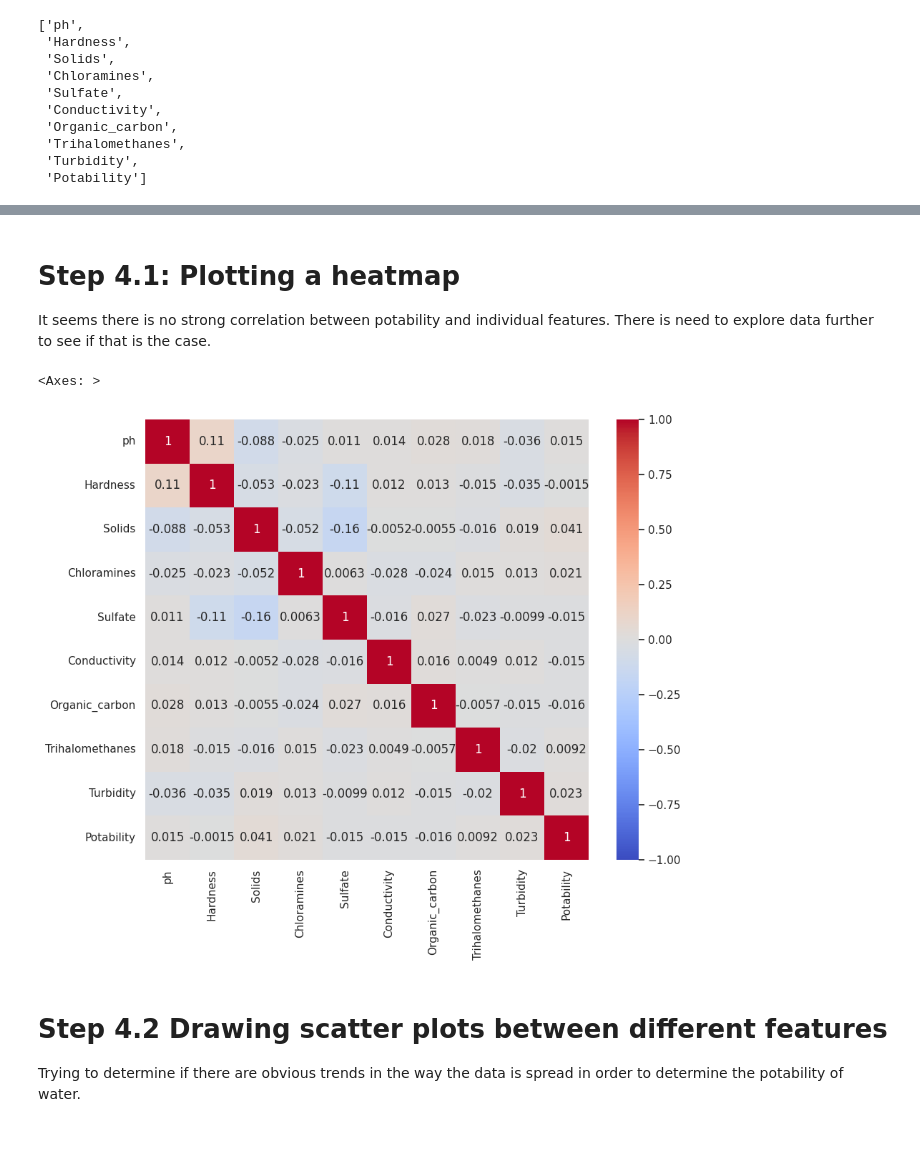
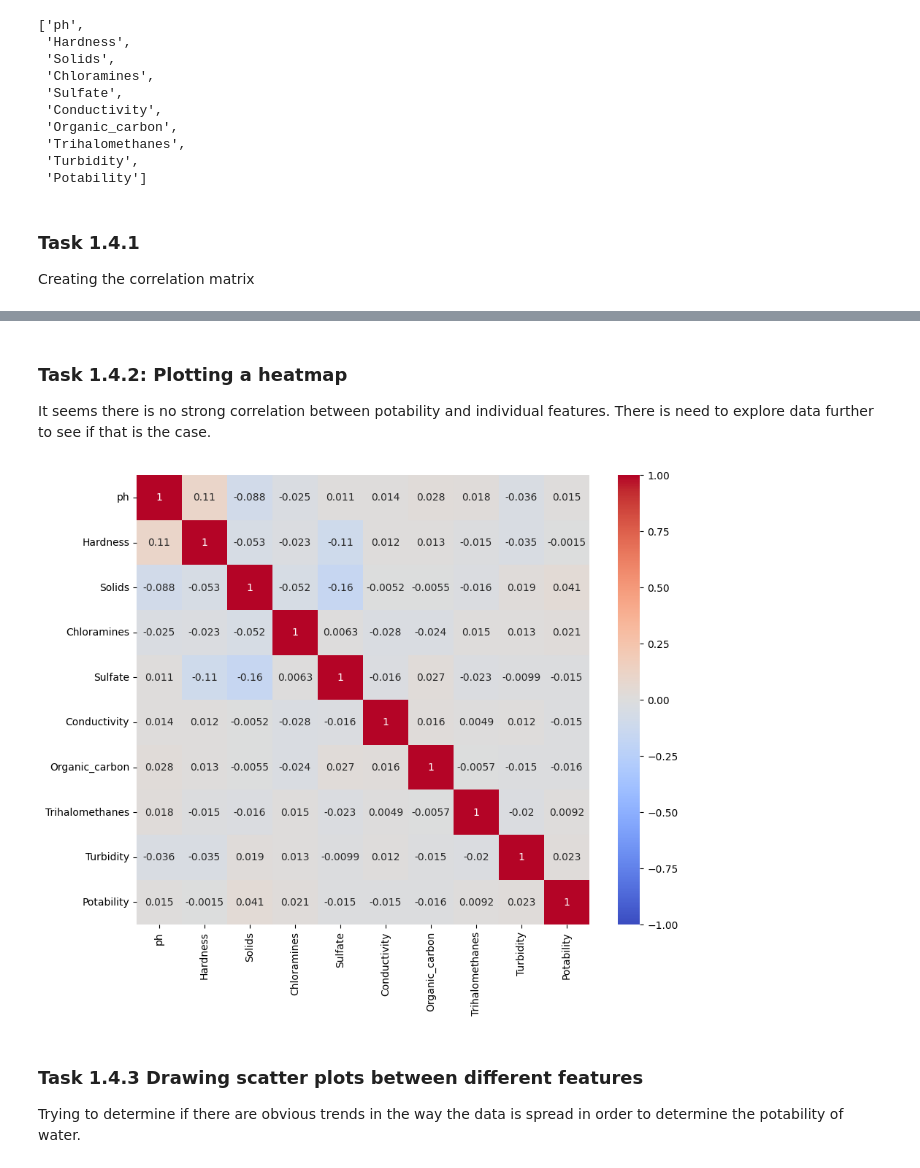
Before and after one commit to anesukafesu/water_potability, a Jupyter notebook: Water_Potability.ipynb, the cells around one changed output, grey strips where cells are left out. Saved outputs shown, nothing was run; the diff lists cells and outputs as text; code cells hidden in the pictures; blank space fills up the shorter version.

```diff
--- a/Water_Potability.ipynb
+++ b/Water_Potability.ipynb
@@ -8,6 +8,3 @@ import matplotlib.pyplot as plt
 import seaborn as sns
 from sklearn.model_selection import train_test_split
 from sklearn.preprocessing import StandardScaler
-# %%
-# Setting the Seaborn figure size for plots
-sns.set_theme(rc={'figure.figsize':(10, 8)})
@@ -86,6 +78,10 @@ columns
  'Trihalomethanes',
  'Turbidity',
  'Potability']
+# %% [markdown]
+### Task 1.4.1
+
+Creating the correlation matrix
 # %%
 corr = df.corr()
 corr
@@ -102,15 +98,16 @@ corr
 | Turbidity | -0.035849 | -0.034831 | 0.019409 | 0.013137 | -0.009934 | 0.012495 | -0.015428 | -0.020497 | ... |
 | Potability | 0.014530 | -0.001505 | 0.040674 | 0.020784 | -0.015303 | -0.015496 | -0.015567 | 0.009244 | ... |
 # %% [markdown]
-# Step 4.1: Plotting a heatmap
+### Task 1.4.2: Plotting a heatmap
 It seems there is no strong correlation between potability and individual features. There is need to explore data further to see if that is the case.
 # %%
-sns.heatmap(corr, cmap='coolwarm', annot=True, vmin=-1, vmax=1)
+plt.figure(figsize=(10, 8))
+sns.heatmap(corr, cmap='coolwarm', vmin=-1, vmax=1, annot=True,)
+plt.show()
 # %% [output]
-<Axes: >
-[figure, old version]
+[figure, new version]
 # %% [markdown]
-# Step 4.2 Drawing scatter plots between different features
+### Task 1.4.3 Drawing scatter plots between different features
 
 Trying to determine if there are obvious trends in the way the data is spread in order to determine the potability of water.
 # %%
```
Also changed, not shown: parts of 53 cells of this notebook.
